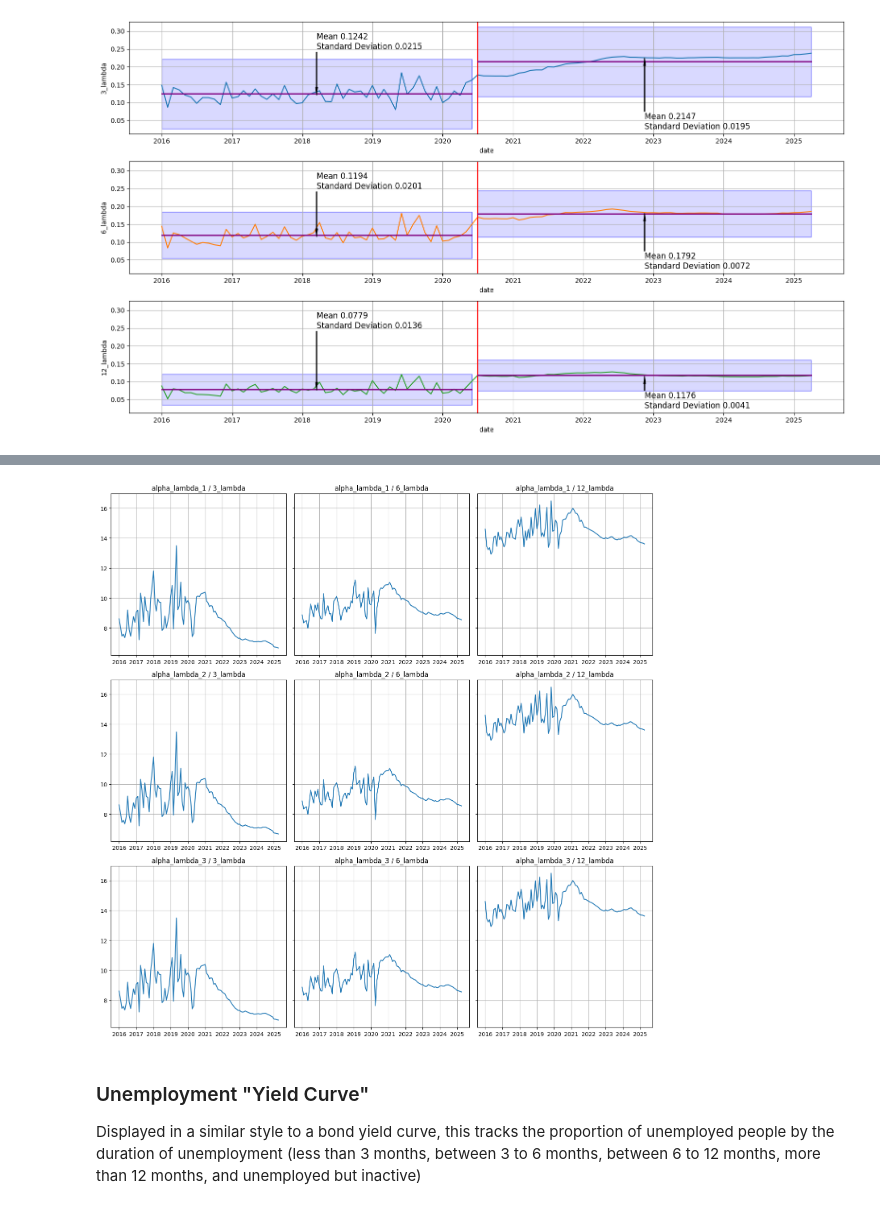
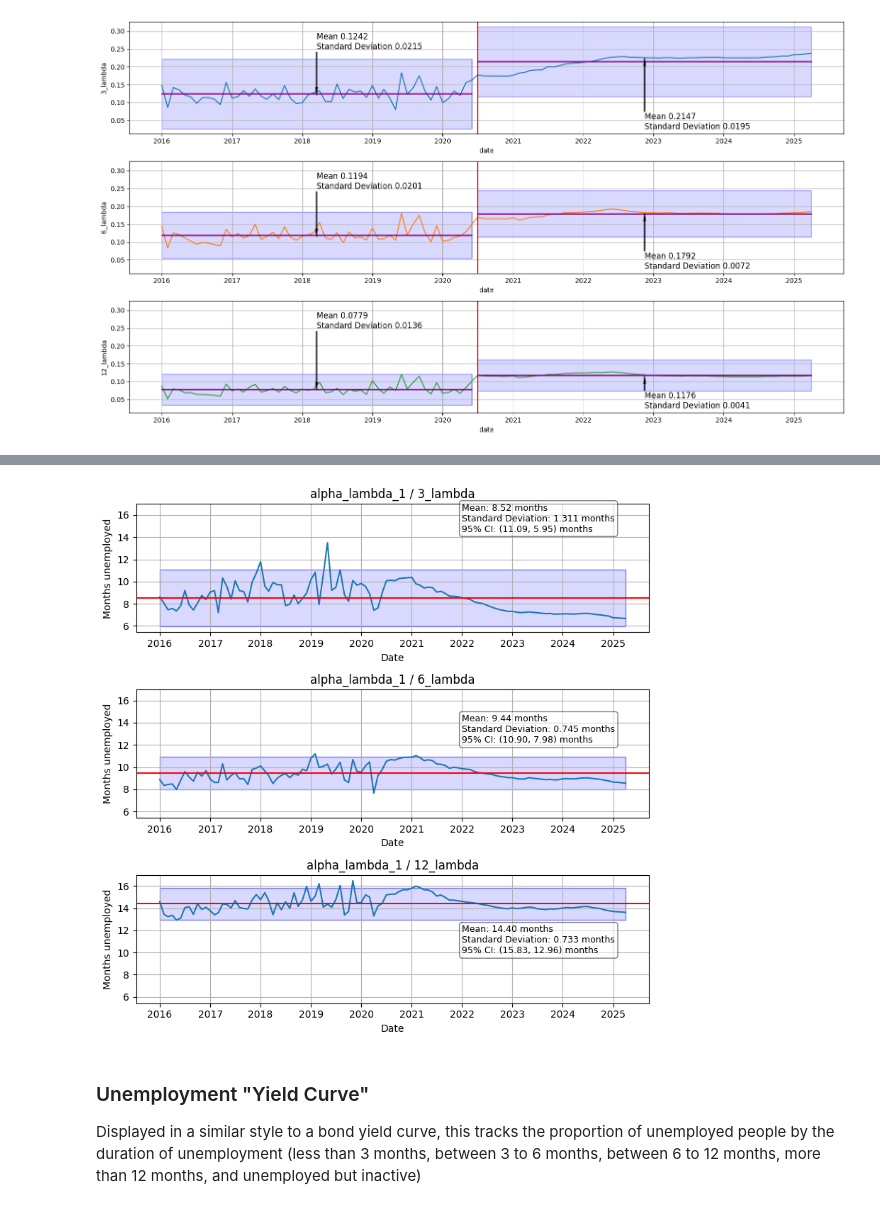
Before and after one commit to AbdulHafiiz/malaysia-economy-tracker, a Jupyter notebook: visualisations/economy.ipynb, the cells around one changed output, grey strips where cells are left out. Saved outputs shown, nothing was run; the diff lists cells and outputs as text; code cells hidden in the pictures.

```diff
--- a/visualisations/economy.ipynb
+++ b/visualisations/economy.ipynb
@@ -520,14 +465,36 @@ plt.tight_layout()
 # %%
-fig, ax = plt.subplots(3, 3, figsize=(14, 14), sharex=False, sharey=True)
+fig, ax = plt.subplots(3, 1, figsize=(8, 8), sharex=False, sharey=True)
 
-for idx, (k, v) in enumerate(product(['3_lambda', '6_lambda', '12_lambda'], ['alpha_lambda_1', 'alpha_lambda_2', 'alpha_lambda_3'])):
-    ax[idx%3][idx//3].plot(stat_plot_data_df['date'], stat_plot_data_df[v] / stat_plot_data_df[k])
-    ax[idx%3][idx//3].set_title(f'{v} / {k}')
-    ax[idx%3][idx//3].grid(True)
+for idx, (k, v) in enumerate(product(['3_lambda', '6_lambda', '12_lambda'], ['alpha_lambda_1'])):
+    stat_df = (stat_plot_data_df[v] / stat_plot_data_df[k]).describe()
+    ax[idx%3].plot(stat_plot_data_df['date'], stat_plot_data_df[v] / stat_plot_data_df[k])
+    ax[idx%3].axhline(stat_df.loc['mean'], color='red')
+    ax[idx%3].text(
+        pd.to_datetime('2022-01-01'),
+        stat_df['max'] + 1 if stat_df['max'] < 15 else stat_df['min'] - 3,
+        (
+            f'Mean: {stat_df.loc["mean"]:.2f} months\nStandard Deviation: {stat_df.loc["std"]:.3f} months\n'
+            + f'95% CI: ({stat_df.loc["mean"] + 1.96 * stat_df["std"]:.2f}, {stat_df.loc["mean"] - 1.96 * stat_df["std"]:.2f}) months'
+        ),
+        bbox=bounding_box,
+        fontsize=9
+    )
+    ax[idx%3].fill_between(
+        date_x,
+        stat_df.loc['mean'] + 1.96 * stat_df['std'],
+        stat_df.loc['mean'] - 1.96 * stat_df['std'],
+        facecolor=(0, 0, 1, 0.15),
+        edgecolor=(0, 0, 1, 0.5),
+        linewidth=1
+    )
+    ax[idx%3].set_ylabel('Months unemployed')
+    ax[idx%3].set_xlabel('Date')
+    ax[idx%3].set_title(f'{v} / {k}')
+    ax[idx%3].grid(True)
 
 plt.tight_layout()
 # %% [output]
-[figure, old version]
+[figure, new version]
 # %% [markdown]
 ### Unemployment "Yield Curve"
 
```
Also changed, not shown: parts of 3 cells of this notebook.
